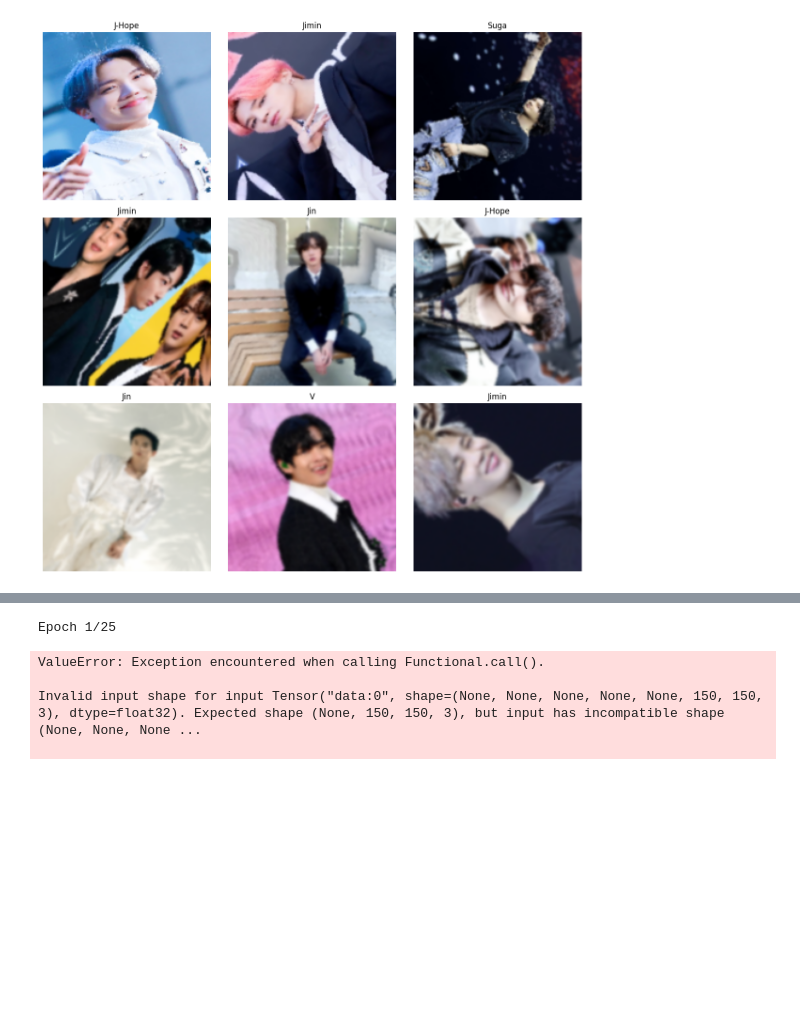
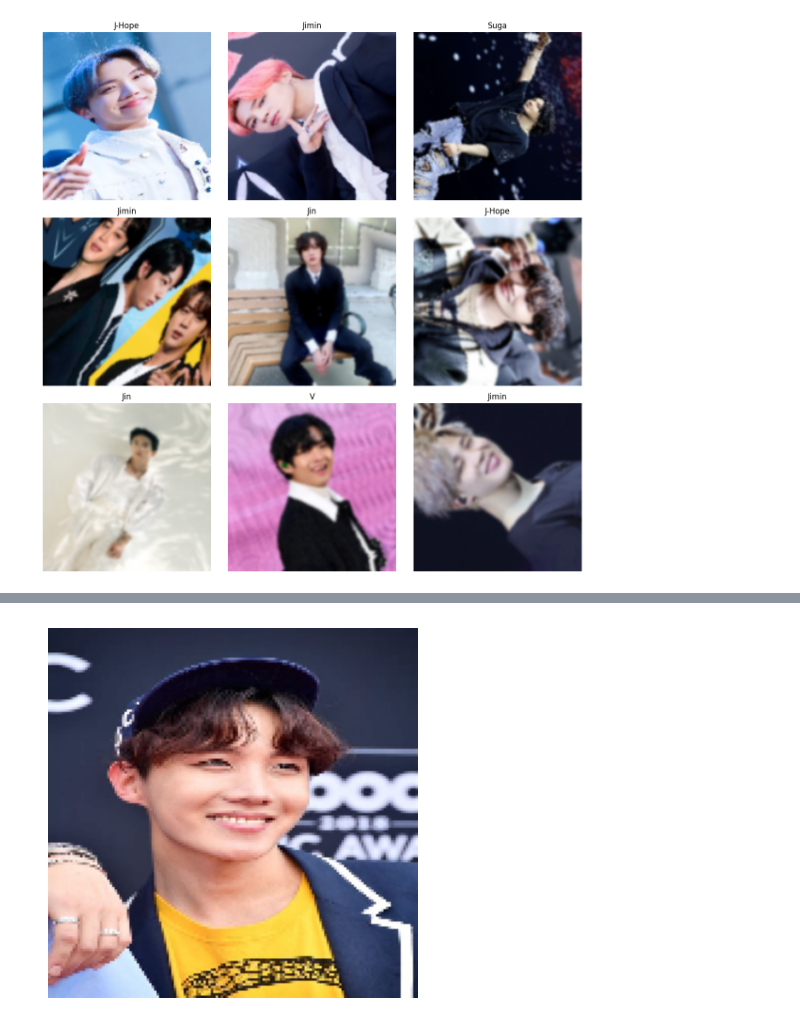
Before and after one commit to sa53273/bts_classifier, a Jupyter notebook: classifier.ipynb, the cells around one changed output, grey strips where cells are left out. Cells and saved outputs as stored; diff of their text form; code cells hidden in the pictures; blank space fills up the shorter version.

```diff
--- a/classifier.ipynb
+++ b/classifier.ipynb
@@ -231,30 +253,24 @@ Invalid input shape for input Tensor("data:0", shape=(None, None, None, None, No
-# %%
-# training
-epochs = 25
-
-# save weights
-callbacks = [
-    keras.callbacks.ModelCheckpoint('save_at_{epoch}.keras')
-]
-# compile model
-cnn.compile(
-    # adam = learning rate optimization algorithm
-    optimizer=keras.optimizers.Adam(3e-4),
-    # loss fn = binaryCrossentropy
-    loss=keras.losses.BinaryCrossentropy(from_logits=True),
-    # accuracy metrics = binaryAccuracy
-    metrics=[keras.metrics.BinaryAccuracy(name='acc')]
-)
-# train model
-cnn.fit(
-    train_ds,
-    epochs=epochs,
-    callbacks=callbacks,
-    validation_data=test_ds
-)
-# %% [output]
-Epoch 1/25
-ValueError: Exception encountered when calling Functional.call().
-
-Invalid input shape for input Tensor("data:0", shape=(None, None, None, None, None, 150, 150, 3), dtype=float32). Expected shape (None, 150, 150, 3), but input has incompatible shape (None, None, None ...
-
+# %%
+# test cnn
+labels = ('RM', 'Jin', 'Suga', 'J-Hope', 'Jimin', 'Jungkook', 'V')
+img_path = '/Users/suprita/supriML/image_classification/unknown.jpeg'
+img = cv2.imread(img_path)
+img = cv2.resize(img, (150, 150))  # resize
+img = cv2.cvtColor(img, cv2.COLOR_BGR2RGB)  # convert to rgb
+plt.imshow(img)
+plt.axis('off')
+plt.show()
+
+# convert img to array for prediction
+img_array = keras.utils.img_to_array(img)
+img_array = img_array.reshape((1,) + img_array.shape)  #reshape to (1, 150, 150, 3)
+
+# predict
+prediction = cnn.predict(img_array)
+idx = np.argmax(prediction)
+labels = ('RM', 'Jin', 'Suga', 'J-Hope', 'Jimin', 'Jungkook', 'V')
+
+member = labels[idx]
+print(f'I think this is a picture of {member}.')
+# %% [output]
+[figure, added]
```
Also changed, not shown: parts of 6 cells of this notebook.
